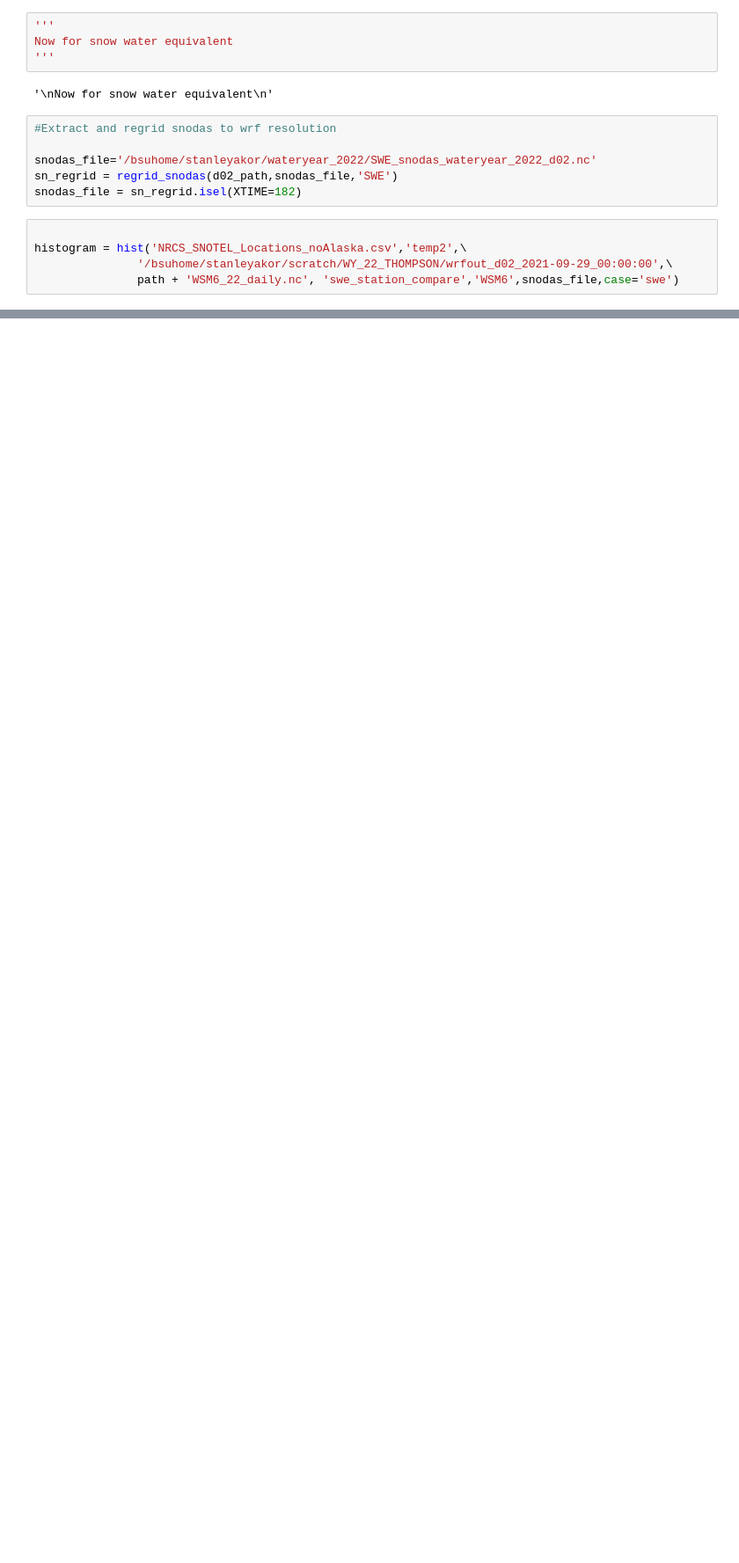
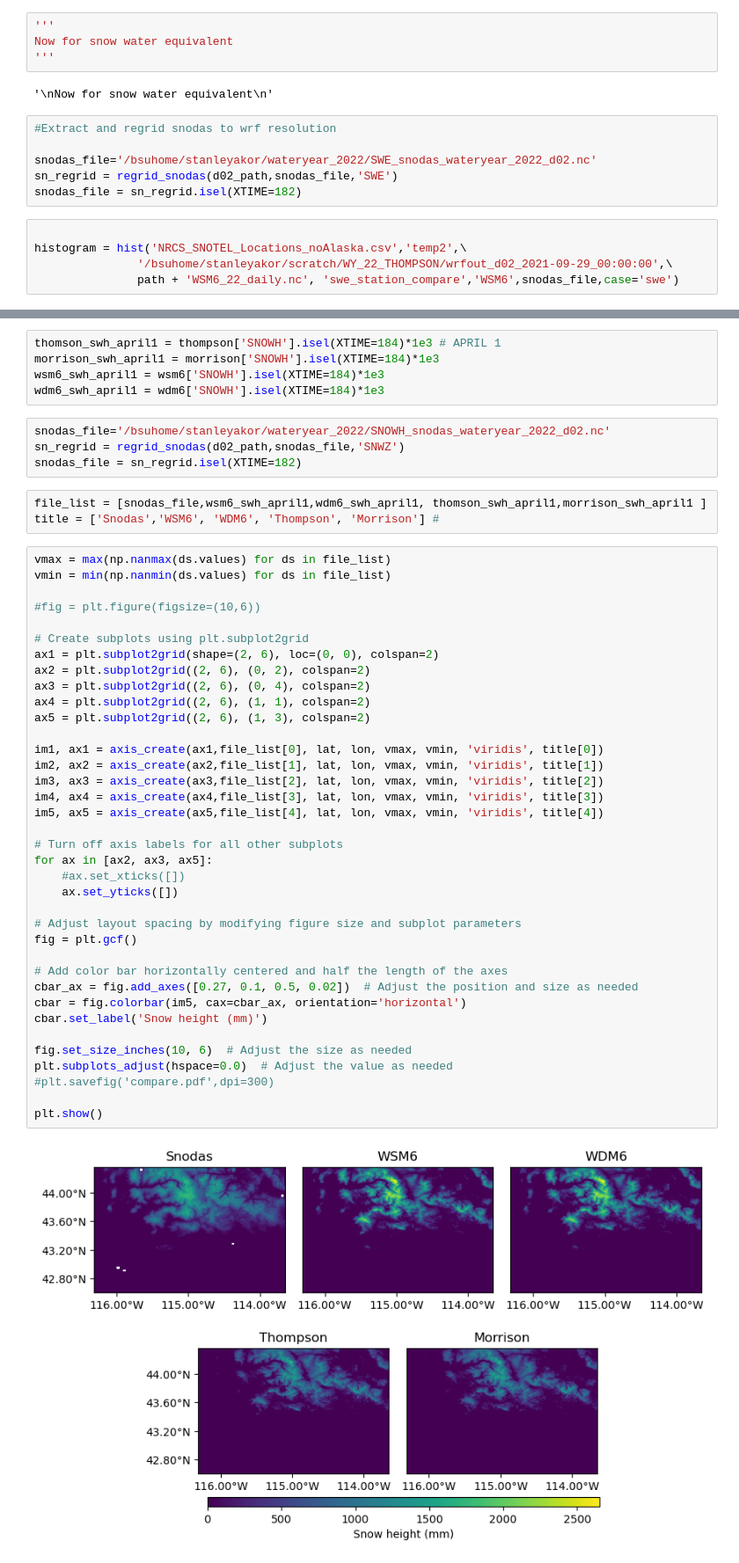
Before and after one commit to stanleyakor1/Python-tutorial, a Jupyter notebook: wrf-python/WY_2022_ANALYSIS.ipynb, the cells around one changed output, grey strips where cells are left out. Shown at 88% size. Drawn from its saved outputs; the diff is of its cells as text; blank space fills up the shorter version.

```diff
--- a/wrf-python/WY_2022_ANALYSIS.ipynb
+++ b/wrf-python/WY_2022_ANALYSIS.ipynb
@@ -76,0 +160,51 @@ histogram.make_plots(file_list,'SWE (mm)')
+# %%
+thomson_swh_april1 = thompson['SNOWH'].isel(XTIME=184)*1e3 # APRIL 1
+morrison_swh_april1 = morrison['SNOWH'].isel(XTIME=184)*1e3
+wsm6_swh_april1 = wsm6['SNOWH'].isel(XTIME=184)*1e3
+wdm6_swh_april1 = wdm6['SNOWH'].isel(XTIME=184)*1e3
+# %%
+snodas_file='/bsuhome/stanleyakor/wateryear_2022/SNOWH_snodas_wateryear_2022_d02.nc'
+sn_regrid = regrid_snodas(d02_path,snodas_file,'SNWZ')
+snodas_file = sn_regrid.isel(XTIME=182)
+# %%
+file_list = [snodas_file,wsm6_swh_april1,wdm6_swh_april1, thomson_swh_april1,morrison_swh_april1 ]
+title = ['Snodas','WSM6', 'WDM6', 'Thompson', 'Morrison'] #
+# %%
+vmax = max(np.nanmax(ds.values) for ds in file_list)
+vmin = min(np.nanmin(ds.values) for ds in file_list)
+
+#fig = plt.figure(figsize=(10,6))
+
+# Create subplots using plt.subplot2grid
+ax1 = plt.subplot2grid(shape=(2, 6), loc=(0, 0), colspan=2)
+ax2 = plt.subplot2grid((2, 6), (0, 2), colspan=2)
+ax3 = plt.subplot2grid((2, 6), (0, 4), colspan=2)
+ax4 = plt.subplot2grid((2, 6), (1, 1), colspan=2)
+ax5 = plt.subplot2grid((2, 6), (1, 3), colspan=2)
+
+im1, ax1 = axis_create(ax1,file_list[0], lat, lon, vmax, vmin, 'viridis', title[0])
+im2, ax2 = axis_create(ax2,file_list[1], lat, lon, vmax, vmin, 'viridis', title[1])
+im3, ax3 = axis_create(ax3,file_list[2], lat, lon, vmax, vmin, 'viridis', title[2])
+im4, ax4 = axis_create(ax4,file_list[3], lat, lon, vmax, vmin, 'viridis', title[3])
+im5, ax5 = axis_create(ax5,file_list[4], lat, lon, vmax, vmin, 'viridis', title[4])
+
+# Turn off axis labels for all other subplots
+for ax in [ax2, ax3, ax5]:
+    #ax.set_xticks([])
+    ax.set_yticks([])
+
+# Adjust layout spacing by modifying figure size and subplot parameters
+fig = plt.gcf()
+
+# Add color bar horizontally centered and half the length of the axes
+cbar_ax = fig.add_axes([0.27, 0.1, 0.5, 0.02])  # Adjust the position and size as needed
+cbar = fig.colorbar(im5, cax=cbar_ax, orientation='horizontal')
+cbar.set_label('Snow height (mm)')
+
+fig.set_size_inches(10, 6)  # Adjust the size as needed
+plt.subplots_adjust(hspace=0.0)  # Adjust the value as needed
+#plt.savefig('compare.pdf',dpi=300)
+
+plt.show()
+# %% [output]
+[figure, added]
```
Also changed, not shown: parts of 17 cells of this notebook, 1 other file.
